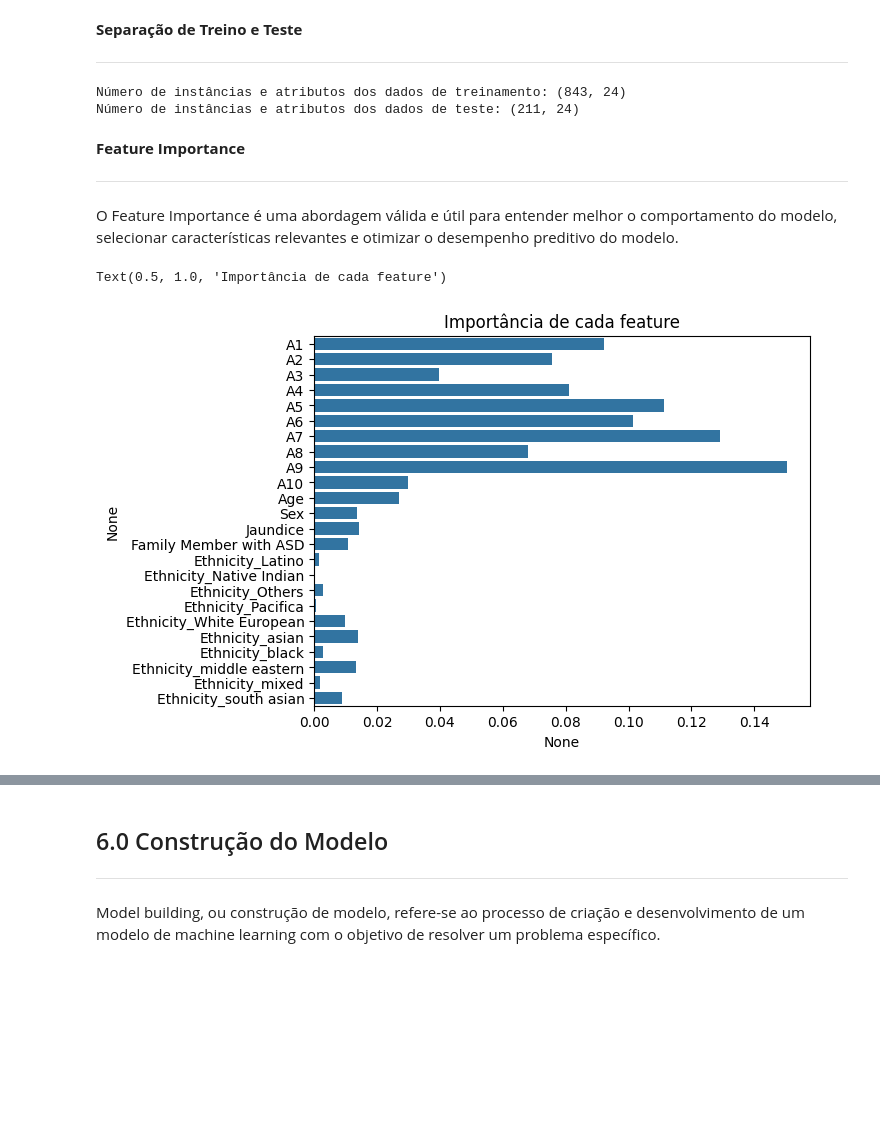
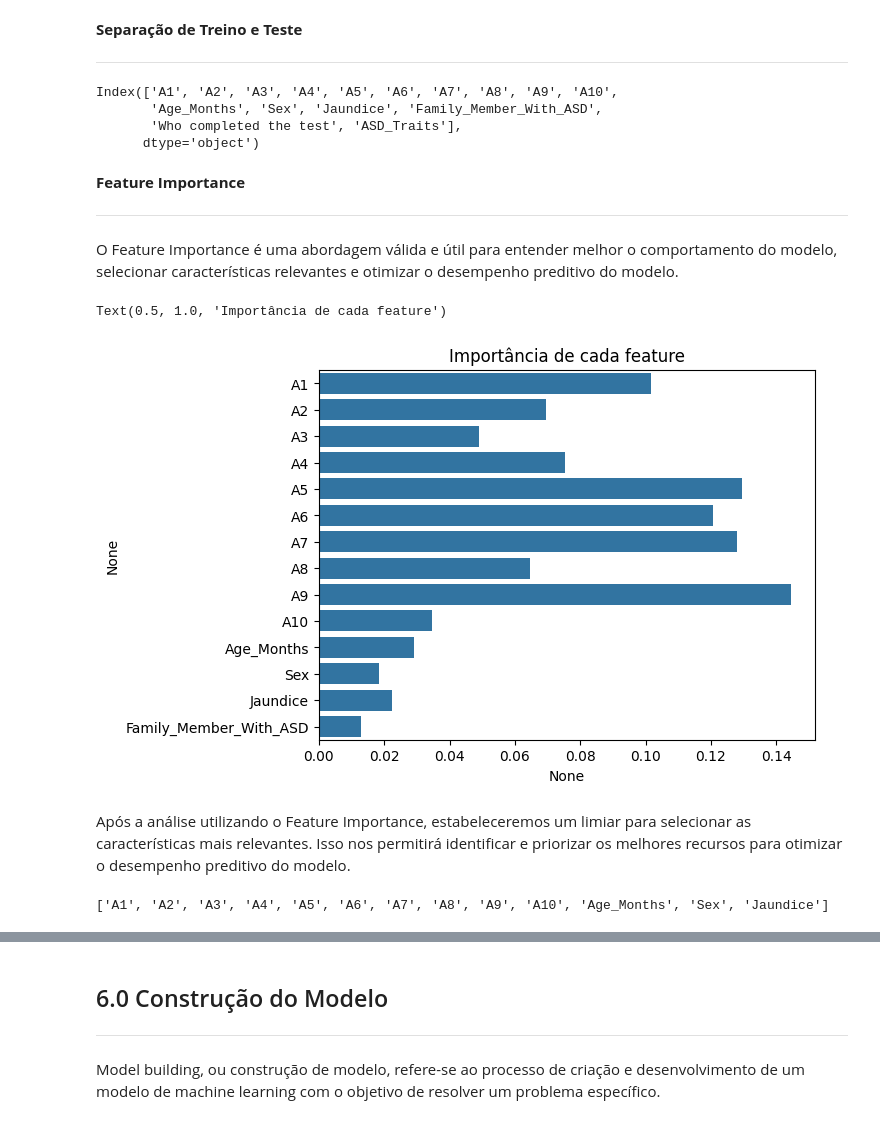
Before and after one commit to Clarana12/puc-ciencia-de-dados-e-analytics-mvp-sprint2, a Jupyter notebook: MVP_AnaClaraRodrigues.ipynb, the cells around one changed output, grey strips where cells are left out. Cells and saved outputs as stored; diff of their text form; code cells hidden in the pictures; blank space fills up the shorter version.

```diff
--- a/MVP_AnaClaraRodrigues.ipynb
+++ b/MVP_AnaClaraRodrigues.ipynb
@@ -513,4 +519,4 @@ tea_data_tratamento.head()
 # %%
 #Mudando a ordem das colunas
-order = ['A1', 'A2', 'A3', 'A4', 'A5', 'A6', 'A7', 'A8', 'A9', 'A10',  'Age', 'Sex', 'Ethnicity', 'Jaundice', 'Family Member with ASD', 'ASD Traits']
+order = ['A1', 'A2', 'A3', 'A4', 'A5', 'A6', 'A7', 'A8', 'A9', 'A10', 'Age_Months', 'Sex', 'Jaundice', 'Family_Member_With_ASD','Who completed the test', 'ASD_Traits']
 tea_data_tratamento = tea_data_tratamento[order]
@@ -542,7 +535,0 @@ Usaremos a tecnica Label Encoding para converter colunas categóricas em numéri
-# %%
-le = LabelEncoder()
-tea_data_tratamento["Sex"] = le.fit_transform(tea_data_tratamento["Sex"])
-tea_data_tratamento["Jaundice"] = le.fit_transform(tea_data_tratamento["Jaundice"])
-tea_data_tratamento["Family Member with ASD"] = le.fit_transform(tea_data_tratamento["Family Member with ASD"])
-tea_data_tratamento["ASD Traits"] = le.fit_transform(tea_data_tratamento["ASD Traits"])
-tea_data_tratamento.head()
@@ -562,4 +535,0 @@ Usamos o OneHot Encoding quando precisamos converter as variáveis categóricas
-# %%
-tea_data_tratamento = pd.get_dummies(tea_data_tratamento, columns=["Ethnicity"], drop_first=True)
-tea_data_tratamento = tea_data_tratamento.astype(int)
-tea_data_tratamento.head()
@@ -573,0 +548,6 @@ tea_data_tratamento.head()
+# %%
+# Undersampling da data
+noAsdTraits = tea_data_tratamento[tea_data_tratamento['ASD_Traits']==0.0]
+yesAsdTraits = tea_data_tratamento[tea_data_tratamento['ASD_Traits']==1.0]
+yesAsdTraits = yesAsdTraits.sample(n=len(noAsdTraits), random_state=101)
+tea_data_tratamento = pd.concat([yesAsdTraits,noAsdTraits],axis=0)
@@ -599,31 +605,26 @@ tea_data_limpo
 
 ---
 # %%
-test_size = 0.20  # tamanho do conjunto de teste
-seed = 7  # semente aleatória
+test_size = 0.20 # tamanho do conjunto de teste
+seed = 7 # semente aleatória
 
-# Separando features (X) e target (y)
-X = tea_data_limpo.drop(columns=['ASD Traits']).values
-y = tea_data_limpo['ASD Traits'].values
-
-# Dividindo os dados em conjuntos de treino e teste
-X_train, X_test, y_train, y_test = train_test_split(X, y,
-                                                    test_size=test_size,
-                                                    shuffle=True,
-                                                    random_state=seed,
-                                                    stratify=y)  # holdout com estratificação
-
-# Obtendo o número de instâncias e atributos dos conjuntos de treinamento e teste
-print(f"Número de instâncias e atributos dos dados de treinamento: {X_train.shape}")
-print(f"Número de instâncias e atributos dos dados de teste: {X_test.shape}")
+# Separação em conjuntos de treino e teste
+array = tea_data_limpo.values
+X = tea_data_limpo.drop(columns=['ASD_Traits']).values
+y = tea_data_limpo['ASD_Traits'].values
+X_train, X_test, y_train, y_test = train_test_split(X, y, test_size=test_size, shuffle=True, random_state=seed, stratify=y) # holdout com estratificação
 
 # Parâmetros e partições da validação cruzada
 scoring = 'accuracy'
 num_particoes = 10
-kfold = StratifiedKFold(n_splits=num_particoes, shuffle=True, random_state=seed)  # validação cruzada com estratificação
+kfold = StratifiedKFold(n_splits=num_particoes, shuffle=True, random_state=seed) # validação cruzada com estratificação
-# %% [output]
-Número de instâncias e atributos dos dados de treinamento: (843, 24)
-Número de instâncias e atributos dos dados de teste: (211, 24)
+# %%
+tea_data_limpo.columns
+# %% [output]
+Index(['A1', 'A2', 'A3', 'A4', 'A5', 'A6', 'A7', 'A8', 'A9', 'A10',
+       'Age_Months', 'Sex', 'Jaundice', 'Family_Member_With_ASD',
+       'Who completed the test', 'ASD_Traits'],
+      dtype='object')
 # %% [markdown]
 **Feature Importance**
 
@@ -631,21 +632,31 @@ Número de instâncias e atributos dos dados de teste: (211, 24)
 
 O Feature Importance é uma abordagem válida e útil para entender melhor o comportamento do modelo, selecionar características relevantes e otimizar o desempenho preditivo do modelo.
 # %%
-X = tea_data_limpo[['A1', 'A2', 'A3', 'A4', 'A5', 'A6', 'A7', 'A8', 'A9', 'A10', 'Age',
-       'Sex', 'Jaundice', 'Family Member with ASD', 'Ethnicity_Latino', 'Ethnicity_Native Indian', 'Ethnicity_Others',
-       'Ethnicity_Pacifica', 'Ethnicity_White European', 'Ethnicity_asian',
-       'Ethnicity_black', 'Ethnicity_middle eastern', 'Ethnicity_mixed',
-       'Ethnicity_south asian']].copy()
-y = tea_data_limpo['ASD Traits'].copy()
+X = tea_data_limpo[['A1', 'A2', 'A3', 'A4', 'A5', 'A6', 'A7', 'A8', 'A9', 'A10',
+       'Age_Months', 'Sex', 'Jaundice','Family_Member_With_ASD']].copy()
+y = tea_data_limpo['ASD_Traits'].copy()
 
 # Criando e treinando o modelo
 model = RandomForestClassifier(n_estimators=100)
 model.fit(X, y)
 
 # Mostrando importância de cada feature
 importances = pd.Series(data=model.feature_importances_, index=X.columns)
 sns.barplot(x=importances, y=importances.index, orient='h').set_title('Importância de cada feature')
 # %% [output]
 Text(0.5, 1.0, 'Importância de cada feature')
-[figure, old version]
+[figure, new version]
+# %% [markdown]
+Após a análise utilizando o Feature Importance, estabeleceremos um limiar para selecionar as características mais relevantes. Isso nos permitirá identificar e priorizar os melhores recursos para otimizar o desempenho preditivo do modelo.
+# %%
+# Thresh hold
+threshold = 0.01
+
+# Selecionado as Featured
+selected_features = [feature for feature, importance in zip(tea_data_limpo.columns[0:13], model.feature_importances_) if importance > threshold]
+
+# Print
+print(selected_features)
+# %% [output]
+['A1', 'A2', 'A3', 'A4', 'A5', 'A6', 'A7', 'A8', 'A9', 'A10', 'Age_Months', 'Sex', 'Jaundice']
 # %% [markdown]
```
Also changed, not shown: parts of 106 cells of this notebook.
